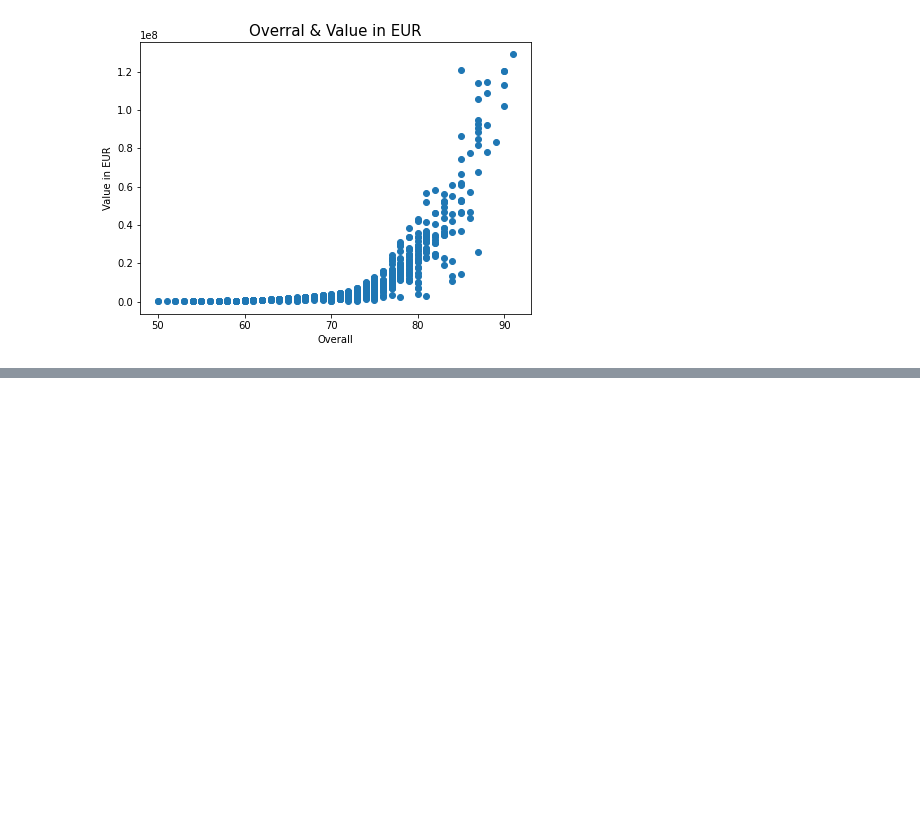
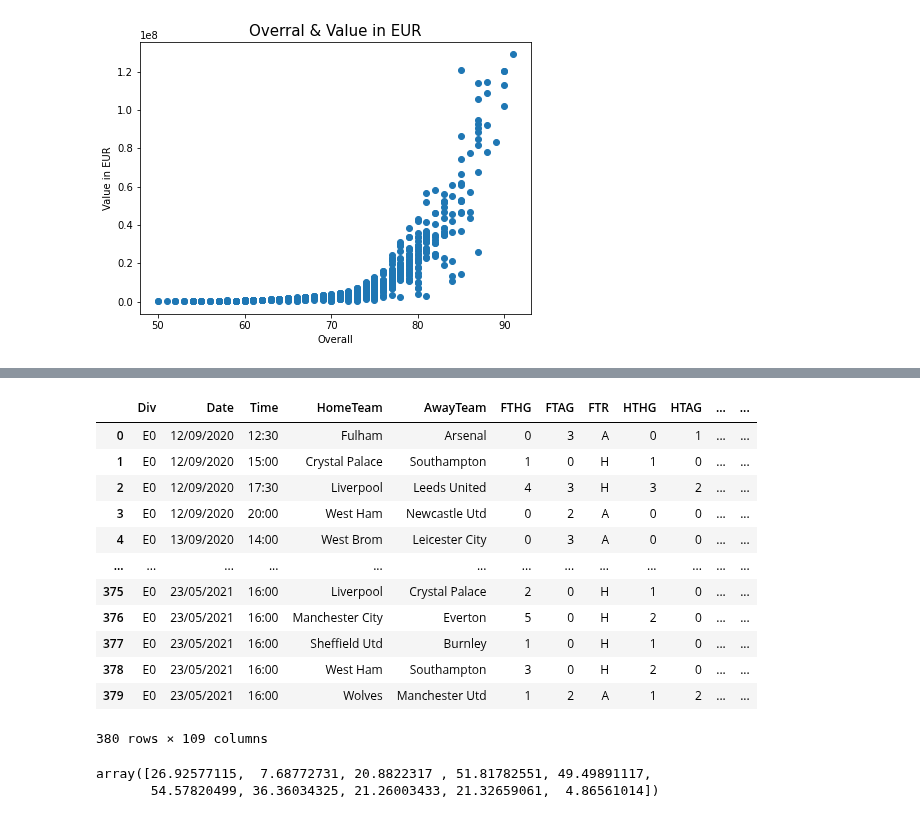
Before and after one commit to Giuliano99/Masterarbeit, a Jupyter notebook: Import Data.ipynb, the cells around one changed output, grey strips where cells are left out. Cells and saved outputs as stored; diff of their text form; code cells hidden in the pictures; blank space fills up the shorter version.

```diff
--- a/Import Data.ipynb
+++ b/Import Data.ipynb
@@ -212,0 +162,20 @@ Name: overall, dtype: float64
+# %%
+#order teams by player rating/mw/potential...
+teams_21 = players_fifa_21.groupby(['club_name']).mean()['overall']
+player_strength = teams_21.sort_values(ascending=False)
+#player_strength = player_strength.to_numpy
+#player_strength['Ch'] = 1
+player_strength
+ser = pd.Series(player_strength)
+#print (ser.index.to_numpy())
+#ser[0].index
+ser
+tmp =  np.append([ser.index.to_numpy()],[ser.to_numpy()], axis=0 )
+tmp = np.swapaxes(tmp, 0,1)
+fifa_rating_home = pd.DataFrame(tmp, columns=['HomeTeam', 'Rating_Home'])
+fifa_rating_away = pd.DataFrame(tmp, columns=['AwayTeam', 'Rating_Away'])
+fifa_rating_away
+
+
+#for i in player_strength:
+#    print(i)
@@ -212,0 +200,22 @@ Name: overall, dtype: float64
+# %%
+#merge dataframes
+PL_21_team_ratings = pd.merge(PL_20_21, fifa_rating_home, on='HomeTeam', how='left')
+PL_21_team_ratings = pd.merge(PL_21_team_ratings, fifa_rating_away, on='AwayTeam', how='left')
+
+PL_21_team_ratings['Rating difference'] = PL_21_team_ratings['Rating_Home']-PL_21_team_ratings['Rating_Away']
+
+PL_21_team_ratings
+# %% [output]
+|  | Div | Date | Time | HomeTeam | AwayTeam | FTHG | FTAG | FTR | HTHG | HTAG | ... | ... |
+| 0 | E0 | 12/09/2020 | 12:30 | Fulham | Arsenal | 0 | 3 | A | 0 | 1 | ... | ... |
+| 1 | E0 | 12/09/2020 | 15:00 | Crystal Palace | Southampton | 1 | 0 | H | 1 | 0 | ... | ... |
+| 2 | E0 | 12/09/2020 | 17:30 | Liverpool | Leeds United | 4 | 3 | H | 3 | 2 | ... | ... |
+| 3 | E0 | 12/09/2020 | 20:00 | West Ham | Newcastle Utd | 0 | 2 | A | 0 | 0 | ... | ... |
+| 4 | E0 | 13/09/2020 | 14:00 | West Brom | Leicester City | 0 | 3 | A | 0 | 0 | ... | ... |
+| ... | ... | ... | ... | ... | ... | ... | ... | ... | ... | ... | ... | ... |
+| 375 | E0 | 23/05/2021 | 16:00 | Liverpool | Crystal Palace | 2 | 0 | H | 1 | 0 | ... | ... |
+| 376 | E0 | 23/05/2021 | 16:00 | Manchester City | Everton | 5 | 0 | H | 2 | 0 | ... | ... |
+| 377 | E0 | 23/05/2021 | 16:00 | Sheffield Utd | Burnley | 1 | 0 | H | 1 | 0 | ... | ... |
+| 378 | E0 | 23/05/2021 | 16:00 | West Ham | Southampton | 3 | 0 | H | 2 | 0 | ... | ... |
+| 379 | E0 | 23/05/2021 | 16:00 | Wolves | Manchester Utd | 1 | 2 | A | 1 | 2 | ... | ... |
+380 rows × 109 columns
@@ -212,0 +234,13 @@ Name: overall, dtype: float64
+# %%
+#X_new = SelectKBest(chi2, k=2).fit_transform(GX, Gy)
+#print(X_new)
+sel = SelectKBest(f_classif, k=2)
+sel.fit(X, y)
+sel.transform(X).shape
+sel.scores_
+
+#scores = -np.log10(sel.pvalues_)
+#scores
+# %% [output]
+array([26.92577115,  7.68772731, 20.8822317 , 51.81782551, 49.49891117,
+       54.57820499, 36.36034325, 21.26003433, 21.32659061,  4.86561014])
```
Also changed, not shown: parts of 12 cells of this notebook.
